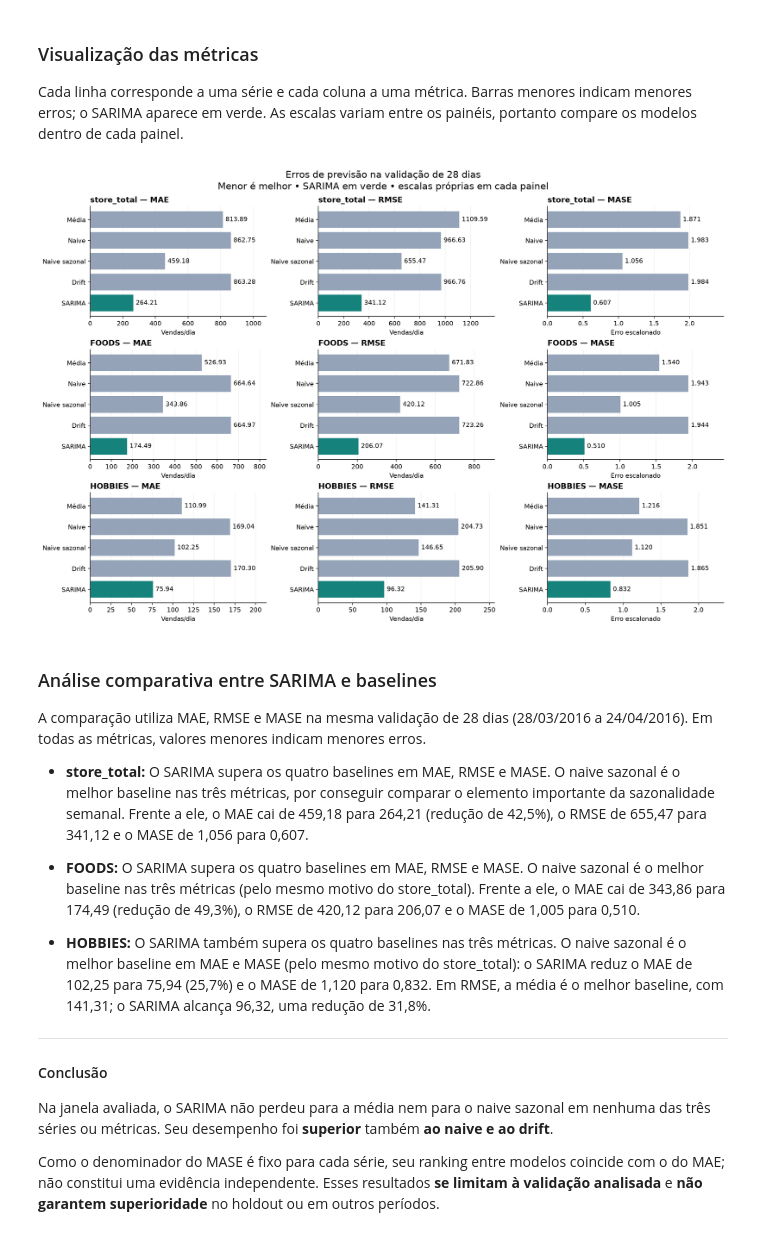
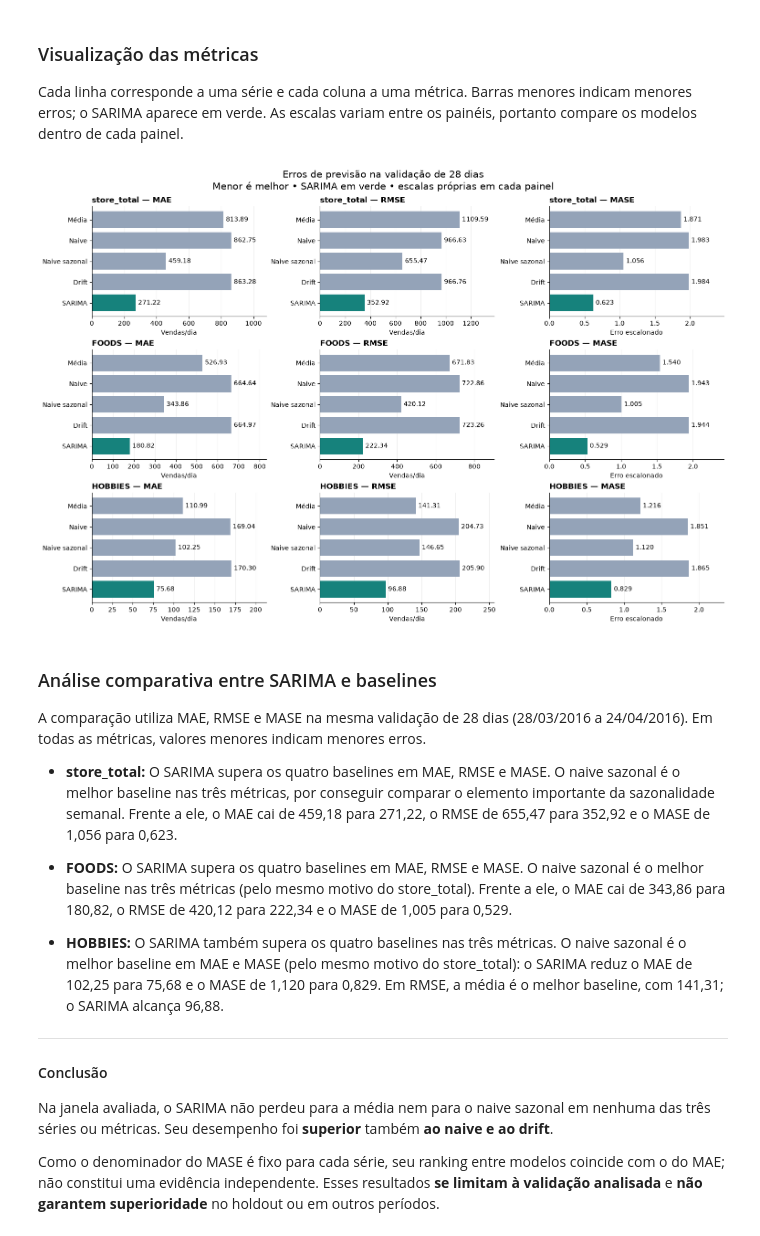
Before and after one commit to mistercapote/time-series-a2-2026, a Jupyter notebook: main.ipynb, the cells around one changed output. Saved outputs shown, nothing was run; the diff lists cells and outputs as text; code cells hidden in the pictures.

```diff
--- a/main.ipynb
+++ b/main.ipynb
@@ -24,9 +24,9 @@ DATA_INICIO_VAL = "2016-03-28"
 DATA_FIM_VAL = "2016-04-24"
 
 SARIMA_DICT = {
-    "store_total": ((0, 1, 2), (0, 1, 1, 7)),
-    "FOODS": ((0, 1, 2), (0, 1, 1, 7)),
-    "HOBBIES": ((1, 1, 1), (0, 1, 1, 7)),
+    "store_total": ((1, 1, 1), (0, 1, 1, 7)),
+    "FOODS": ((1, 1, 1), (0, 1, 1, 7)),
+    "HOBBIES": ((0, 1, 2), (0, 1, 1, 7)),
 }
 
 MODELOS_DICT = {
@@ -376,53 +337,19 @@ display(tabela_metricas.round(3))
 
 Cada linha corresponde a uma série e cada coluna a uma métrica. Barras menores indicam menores erros; o SARIMA aparece em verde. As escalas variam entre os painéis, portanto compare os modelos dentro de cada painel.
 # %%
-import matplotlib.pyplot as plt
-from pathlib import Path
-
-metricas_grafico = pd.DataFrame(resultados)
-ordem_modelos = ["media", "naive", "naive_sazonal", "drift", "sarima"]
-nomes_modelos = ["Média", "Naive", "Naive sazonal", "Drift", "SARIMA"]
-series_grafico = ["store_total", "FOODS", "HOBBIES"]
-cores = ["#94a3b8", "#94a3b8", "#94a3b8", "#94a3b8", "#16827c"]
-
-fig, axes = plt.subplots(3, 3, figsize=(15, 10), constrained_layout=True)
-for linha, serie in enumerate(series_grafico):
-    dados_serie = metricas_grafico.loc[
-        metricas_grafico["series"] == serie
-    ].set_index("modelo").reindex(ordem_modelos)
-    for coluna, metrica in enumerate(["mae", "rmse", "mase"]):
-        ax = axes[linha, coluna]
-        valores = dados_serie[metrica].to_numpy()
-        barras = ax.barh(nomes_modelos, valores, color=cores)
-        ax.invert_yaxis()
-        ax.set_xlim(0, valores.max() * 1.25)
-        ax.bar_label(barras, fmt="%.3f" if metrica == "mase" else "%.2f", padding=4)
-        ax.set_title(f"{serie} — {metrica.upper()}", loc="left", fontweight="bold")
-        ax.set_xlabel("Erro escalonado" if metrica == "mase" else "Vendas/dia")
-        ax.set_axisbelow(True)
-        ax.grid(axis="x", alpha=0.2)
-        ax.spines[["top", "right"]].set_visible(False)
-
-fig.suptitle(
-    "Erros de previsão na validação de 28 dias\n"
-    "Menor é melhor • SARIMA em verde • escalas próprias em cada painel",
-    fontsize=15,
-)
-Path("resultados").mkdir(exist_ok=True)
-fig.savefig("resultados/comparacao_metricas.png", dpi=160, bbox_inches="tight")
-plt.show()
+viz.grafico_comparativo_metricas_por_modelo(resultados)
 # %% [output]
-[figure, old version]
+[figure, new version]
 # %% [markdown]
 ### Análise comparativa entre SARIMA e baselines
 
 A comparação utiliza MAE, RMSE e MASE na mesma validação de 28 dias (28/03/2016 a 24/04/2016). Em todas as métricas, valores menores indicam menores erros.
 
-- **store_total:** O SARIMA supera os quatro baselines em MAE, RMSE e MASE. O naive sazonal é o melhor baseline nas três métricas, por conseguir comparar o elemento importante da sazonalidade semanal. Frente a ele, o MAE cai de 459,18 para 264,21 (redução de 42,5%), o RMSE de 655,47 para 341,12 e o MASE de 1,056 para 0,607.
+- **store_total:** O SARIMA supera os quatro baselines em MAE, RMSE e MASE. O naive sazonal é o melhor baseline nas três métricas, por conseguir comparar o elemento importante da sazonalidade semanal. Frente a ele, o MAE cai de 459,18 para 271,22, o RMSE de 655,47 para 352,92 e o MASE de 1,056 para 0,623.
 
-- **FOODS:** O SARIMA supera os quatro baselines em MAE, RMSE e MASE. O naive sazonal é o melhor baseline nas três métricas (pelo mesmo motivo do store_total). Frente a ele, o MAE cai de 343,86 para 174,49 (redução de 49,3%), o RMSE de 420,12 para 206,07 e o MASE de 1,005 para 0,510.
+- **FOODS:** O SARIMA supera os quatro baselines em MAE, RMSE e MASE. O naive sazonal é o melhor baseline nas três métricas (pelo mesmo motivo do store_total). Frente a ele, o MAE cai de 343,86 para 180,82, o RMSE de 420,12 para 222,34 e o MASE de 1,005 para 0,529.
 
-- **HOBBIES:** O SARIMA também supera os quatro baselines nas três métricas. O naive sazonal é o melhor baseline em MAE e MASE (pelo mesmo motivo do store_total): o SARIMA reduz o MAE de 102,25 para 75,94 (25,7%) e o MASE de 1,120 para 0,832. Em RMSE, a média é o melhor baseline, com 141,31; o SARIMA alcança 96,32, uma redução de 31,8%.
+- **HOBBIES:** O SARIMA também supera os quatro baselines nas três métricas. O naive sazonal é o melhor baseline em MAE e MASE (pelo mesmo motivo do store_total): o SARIMA reduz o MAE de 102,25 para 75,68 e o MASE de 1,120 para 0,829. Em RMSE, a média é o melhor baseline, com 141,31; o SARIMA alcança 96,88.
 
 ---
 
```
Also changed, not shown: parts of 7 cells of this notebook, 6 other files.
